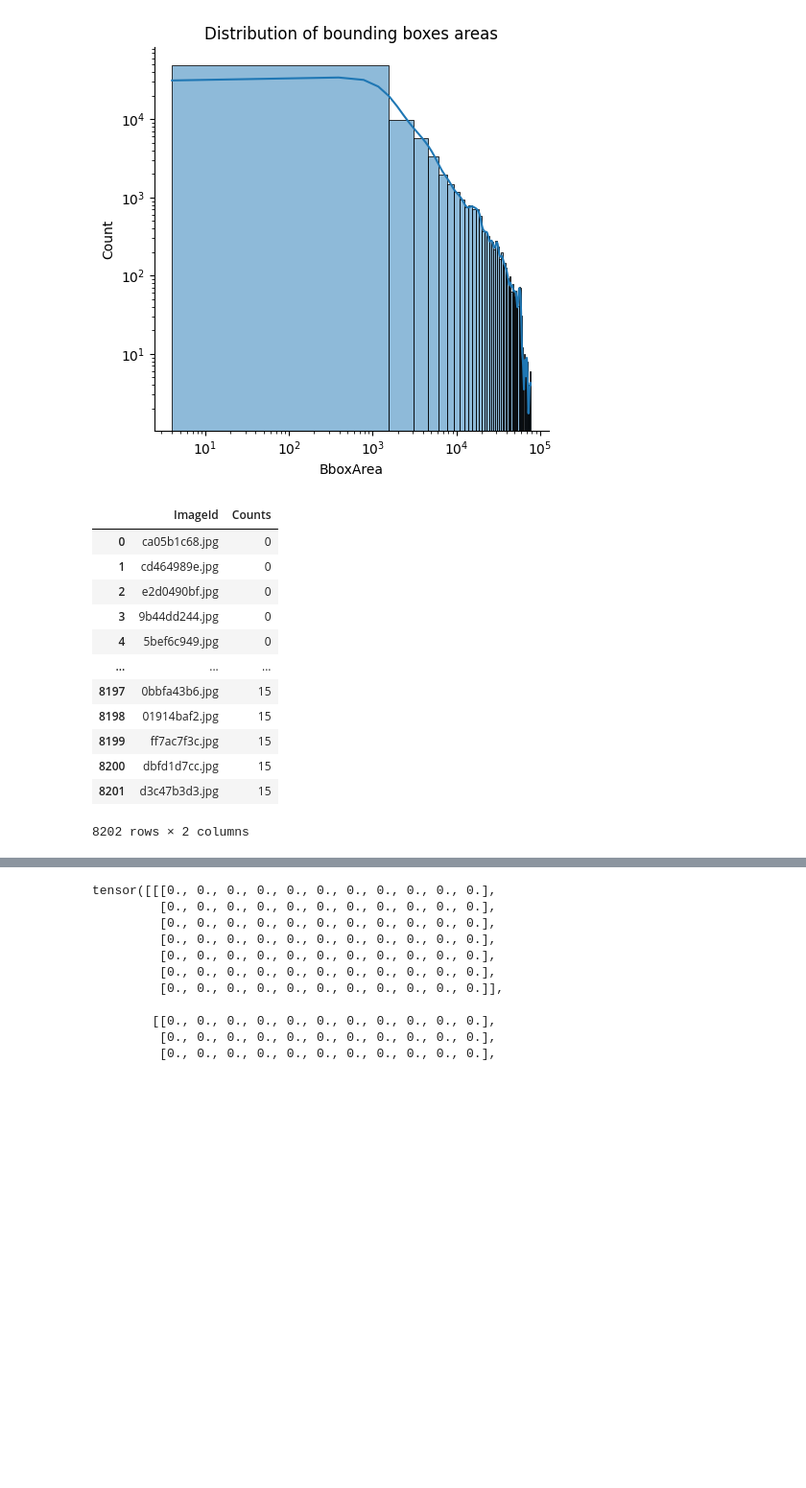
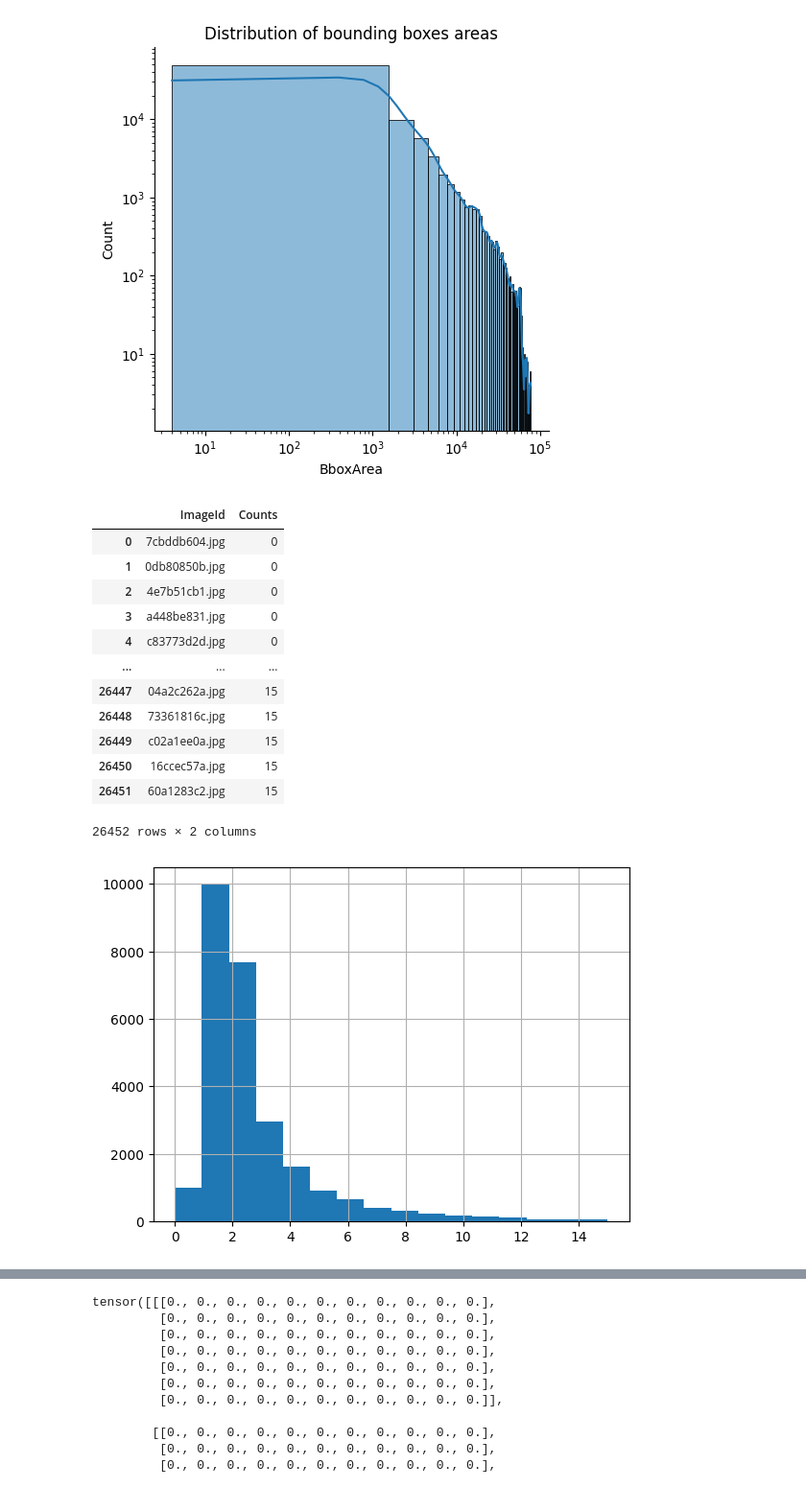
Before and after one commit to tomhoq/deep-learning-project, a Jupyter notebook: src/notebooks/yolo_dataframe.ipynb, the cells around one changed output, grey strips where cells are left out. Shown at 96% size. Drawn from its saved outputs; the diff is of its cells as text; code cells hidden in the pictures; blank space fills up the shorter version.

```diff
--- a/src/notebooks/yolo_dataframe.ipynb
+++ b/src/notebooks/yolo_dataframe.ipynb
@@ -100,24 +101,37 @@ old = 231722 vs new = 81713
 [figure]
 # %%
 # Since the data set volumn is very high, we are downsampling to select 1000 images from each of the classes (where more than 1000)
-balanced_df = ship_count_df.groupby("Counts")[['ImageId', 'Counts']].apply(lambda x: x.sample(1000) if len(x) >= 1000 else x.sample(len(x))).reset_index(drop=True)
 
-# balanced_df["Counts"].hist(bins=16)
+def sample_fn(x):
+    MAX_SAMPLES_NO_SHIPS = 1000
+    MAX_SAMPLES = 10000
+
+    # Undersample no ships images by 1000
+    if (x.Counts == 0).all():
+        return x.sample(MAX_SAMPLES_NO_SHIPS)
+    # Undersample images with ships (limit number to MAX_SAMPLES)
+    else:
+        return x.sample(min(len(x), MAX_SAMPLES))
+
+balanced_df = ship_count_df.groupby("Counts")[['ImageId', 'Counts']].apply(sample_fn).reset_index(drop=True)
+
+balanced_df["Counts"].hist(bins=16)
 balanced_df
 # %% [output]
 |  | ImageId | Counts |
-| 0 | ca05b1c68.jpg | 0 |
-| 1 | cd464989e.jpg | 0 |
-| 2 | e2d0490bf.jpg | 0 |
-| 3 | 9b44dd244.jpg | 0 |
-| 4 | 5bef6c949.jpg | 0 |
+| 0 | 7cbddb604.jpg | 0 |
+| 1 | 0db80850b.jpg | 0 |
+| 2 | 4e7b51cb1.jpg | 0 |
+| 3 | a448be831.jpg | 0 |
+| 4 | c83773d2d.jpg | 0 |
 | ... | ... | ... |
-| 8197 | 0bbfa43b6.jpg | 15 |
-| 8198 | 01914baf2.jpg | 15 |
-| 8199 | ff7ac7f3c.jpg | 15 |
-| 8200 | dbfd1d7cc.jpg | 15 |
-| 8201 | d3c47b3d3.jpg | 15 |
+| 26447 | 04a2c262a.jpg | 15 |
+| 26448 | 73361816c.jpg | 15 |
+| 26449 | c02a1ee0a.jpg | 15 |
+| 26450 | 16ccec57a.jpg | 15 |
+| 26451 | 60a1283c2.jpg | 15 |
-8202 rows × 2 columns
+26452 rows × 2 columns
+[figure, added]
 # %%
 # Creating dataframe for Bounding boxes for the images in Balanced_df
 balanced_bbox = df_yolo.merge(balanced_df[["ImageId"]], how ="inner", on = "ImageId")
```
Also changed, not shown: parts of 9 cells of this notebook, 10 other files.
